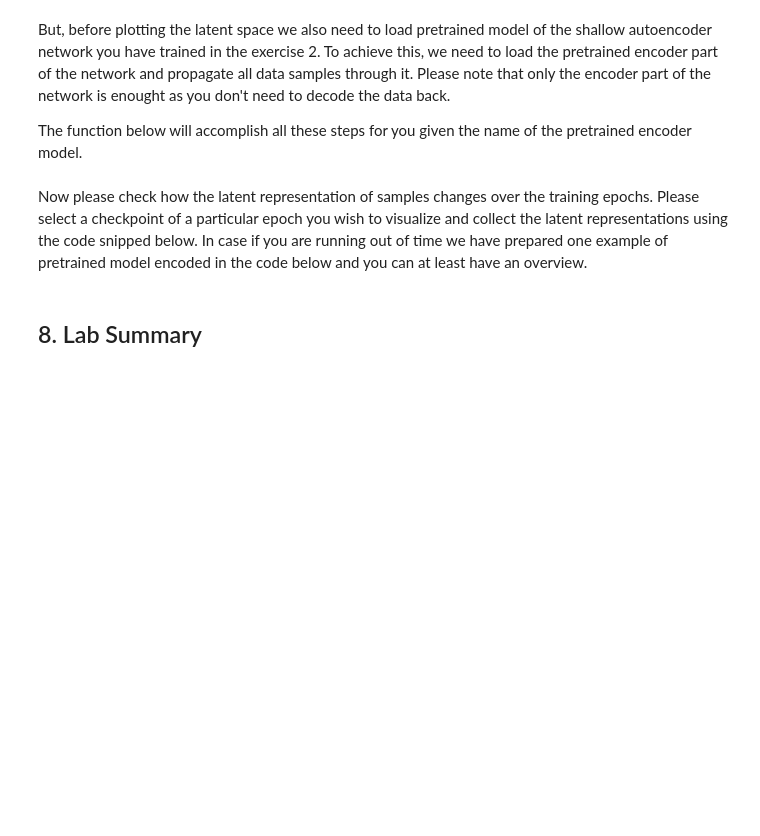
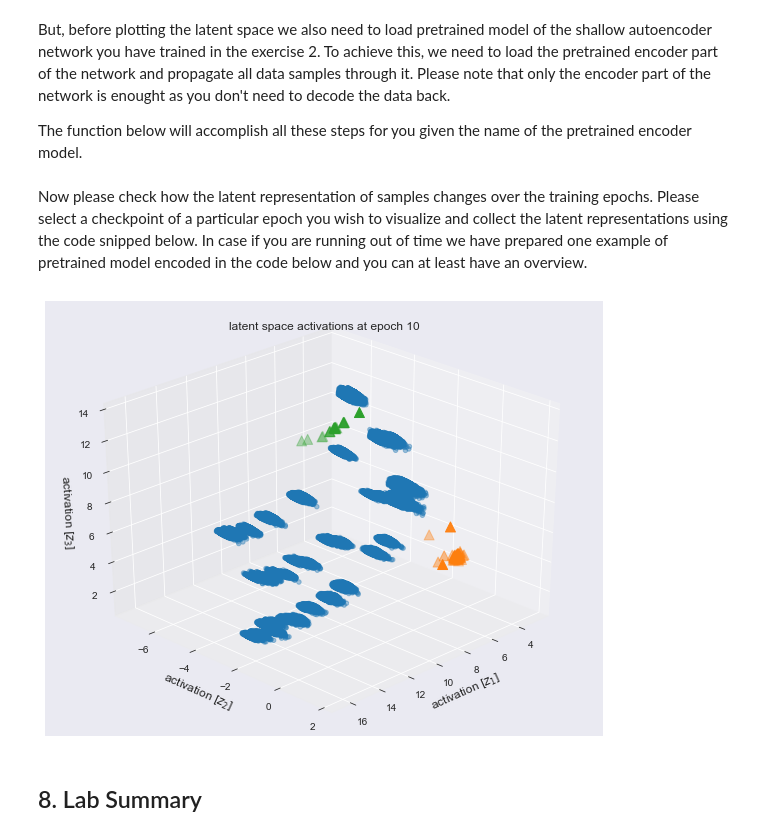
Before and after one commit to GitiHubi/deepAI, a Jupyter notebook: GTC_2018_Lab.ipynb, the cells around one changed output. Cells and saved outputs as stored; diff of their text form; code cells hidden in the pictures; blank space fills up the shorter version.

```diff
--- a/GTC_2018_Lab.ipynb
+++ b/GTC_2018_Lab.ipynb
@@ -222,7 +254,7 @@ Let's work through a brief example: The **categorical attribute “Receiver”**
 Using this technique will one-hot encode the 6 categorical attributes in the original dataset. This can be achieved using the `get_dummies()` function already available in the Pandas data science library:
 # %%
 # select categorical attributes to be "one-hot" encoded
-categorical_attr_names = ['KTOSL', 'PRCTR', 'BSCHL', 'HKONT', 'WAERS', 'BUKRS']
+categorical_attr_names = ['KTOSL', 'PRCTR', 'BSCHL', 'HKONT']
 
 # encode categorical attributes into a binary one-hot encoded representation
 ori_dataset_categ_transformed = pd.get_dummies(ori_dataset[categorical_attr_names])
@@ -388,7 +440,7 @@ class encoder(nn.Module):
         self.encoder_R9 = nn.LeakyReLU(negative_slope=0.4, inplace=True)
 
         # init dropout layer with probability p
-        self.dropout = nn.Dropout(p=0.2, inplace=True)
+        self.dropout = nn.Dropout(p=0.0, inplace=True)
 
     def forward(self, x):
 
@@ -477,7 +547,7 @@ class decoder(nn.Module):
         self.decoder_R9 = nn.LeakyReLU(negative_slope=0.4, inplace=True)
 
         # init dropout layer with probability p
-        self.dropout = nn.Dropout(p=0.2, inplace=True)
+        self.dropout = nn.Dropout(p=0.0, inplace=True)
 
     def forward(self, x):
 
@@ -724,8 +833,8 @@ Now that we know how to train our autoencoder model, we will explore how we can
 The pre-trained model is stored in the same directory as the lab notebook and can be loaded by executing the cell below:
 # %%
 # restore pretrained model checkpoint
-encoder_model_name = "20180223-13_18_39_ep_10_encoder_model.pth"
-decoder_model_name = "20180223-13_18_39_ep_10_decoder_model.pth"
+encoder_model_name = "20180321-11_48_17_ep_10_encoder_model.pth"
+decoder_model_name = "20180321-11_48_17_ep_10_decoder_model.pth"
 
 # init training network classes / architectures
 encoder_eval = encoder()
@@ -942,10 +1100,12 @@ def get_latent_space(encoder_model_name):
 Now please check how the latent representation of samples changes over the training epochs. Please select a checkpoint of a particular epoch you wish to visualize and collect the latent representations using the code snipped below. In case if you are running out of time we have prepared one example of pretrained model encoded in the code below and you can at least have an overview.
 # %%
 # collect latent space representation at a certain epochs
-z_representation = get_latent_space(encoder_model_name='20180320-15_36_09_ep_10_encoder_model.pth')
+z_representation = get_latent_space(encoder_model_name='20180321-13_51_52_ep_10_encoder_model.pth')
 
 # plot the latent space at a particular epoch
 plot_latent_space(z_representation, label, epoch=10)
+# %% [output]
+[figure, added]
 # %% [markdown]
 ## 8. Lab Summary
 # %% [markdown]
```
Also changed, not shown: parts of 29 cells of this notebook.
